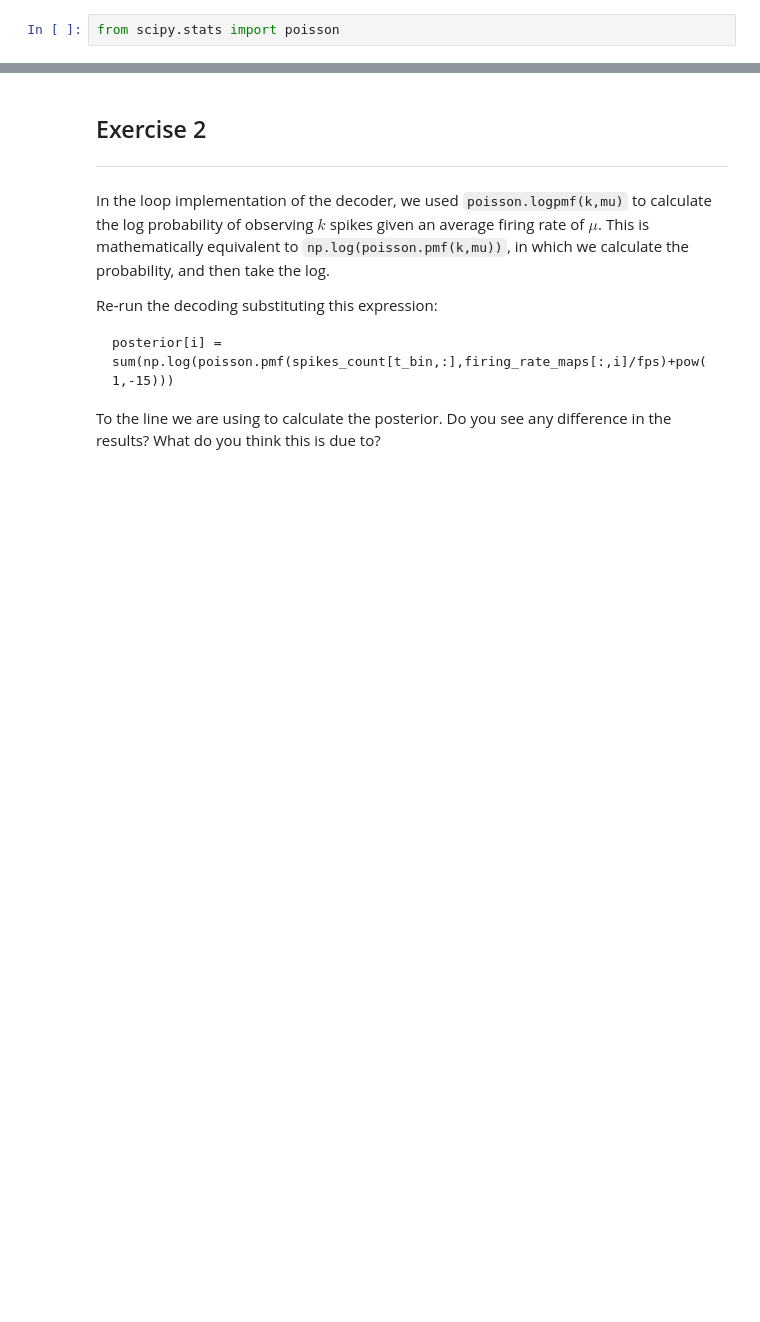
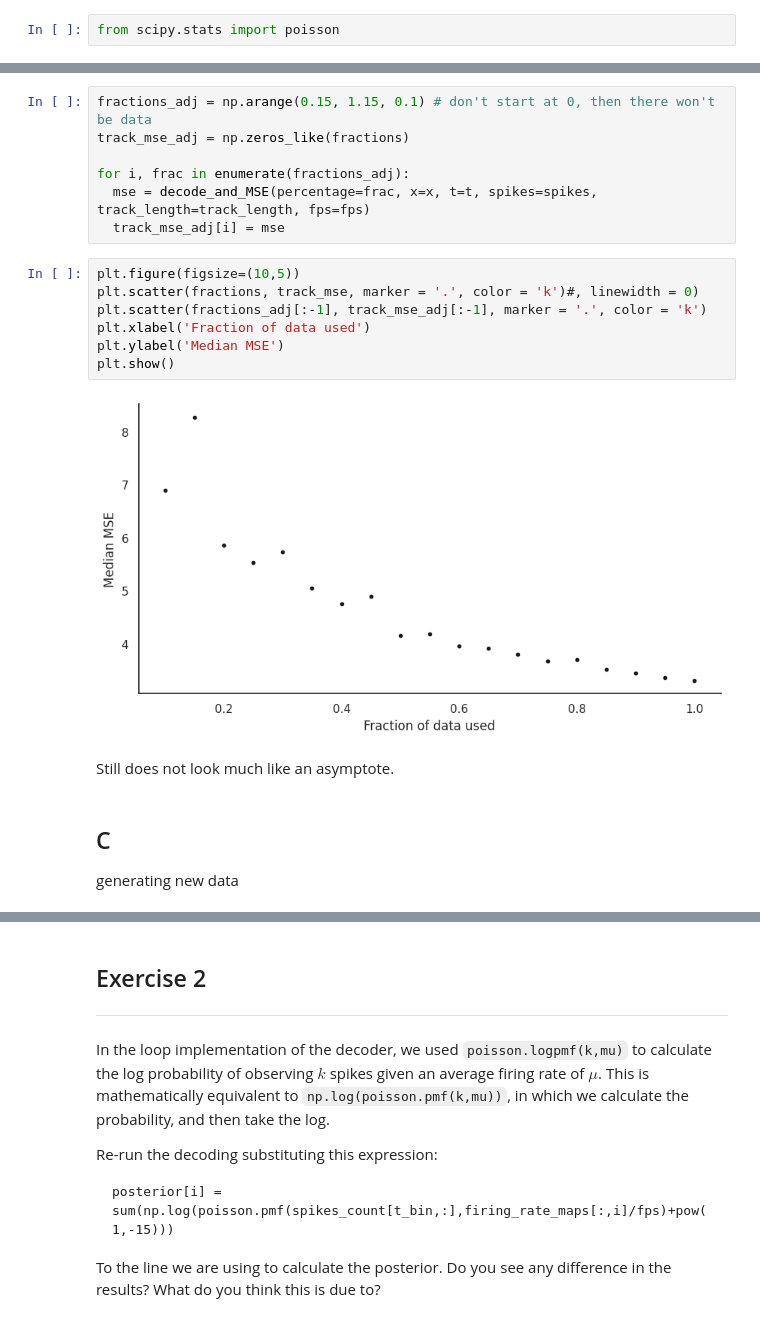
Before and after one commit to irenetiem/population-methods-IT, a Jupyter notebook: 01-bayes-decoding/exercises.ipynb, the cells around one changed output, grey strips where cells are left out. Cells and saved outputs as stored; diff of their text form; blank space fills up the shorter version.

```diff
--- a/01-bayes-decoding/exercises.ipynb
+++ b/01-bayes-decoding/exercises.ipynb
@@ -248,0 +249,22 @@ plt.show()
+# %%
+fractions_adj = np.arange(0.15, 1.15, 0.1) # don't start at 0, then there won't be data
+track_mse_adj = np.zeros_like(fractions)
+
+for i, frac in enumerate(fractions_adj):
+  mse = decode_and_MSE(percentage=frac, x=x, t=t, spikes=spikes, track_length=track_length, fps=fps)
+  track_mse_adj[i] = mse
+# %%
+plt.figure(figsize=(10,5))
+plt.scatter(fractions, track_mse, marker = '.', color = 'k')#, linewidth = 0)
+plt.scatter(fractions_adj[:-1], track_mse_adj[:-1], marker = '.', color = 'k')
+plt.xlabel('Fraction of data used')
+plt.ylabel('Median MSE')
+plt.show()
+# %% [output]
+[figure, added]
+# %% [markdown]
+Still does not look much like an asymptote.
+# %% [markdown]
+## C
+
+generating new data
```
Also changed, not shown: parts of 8 cells of this notebook.
